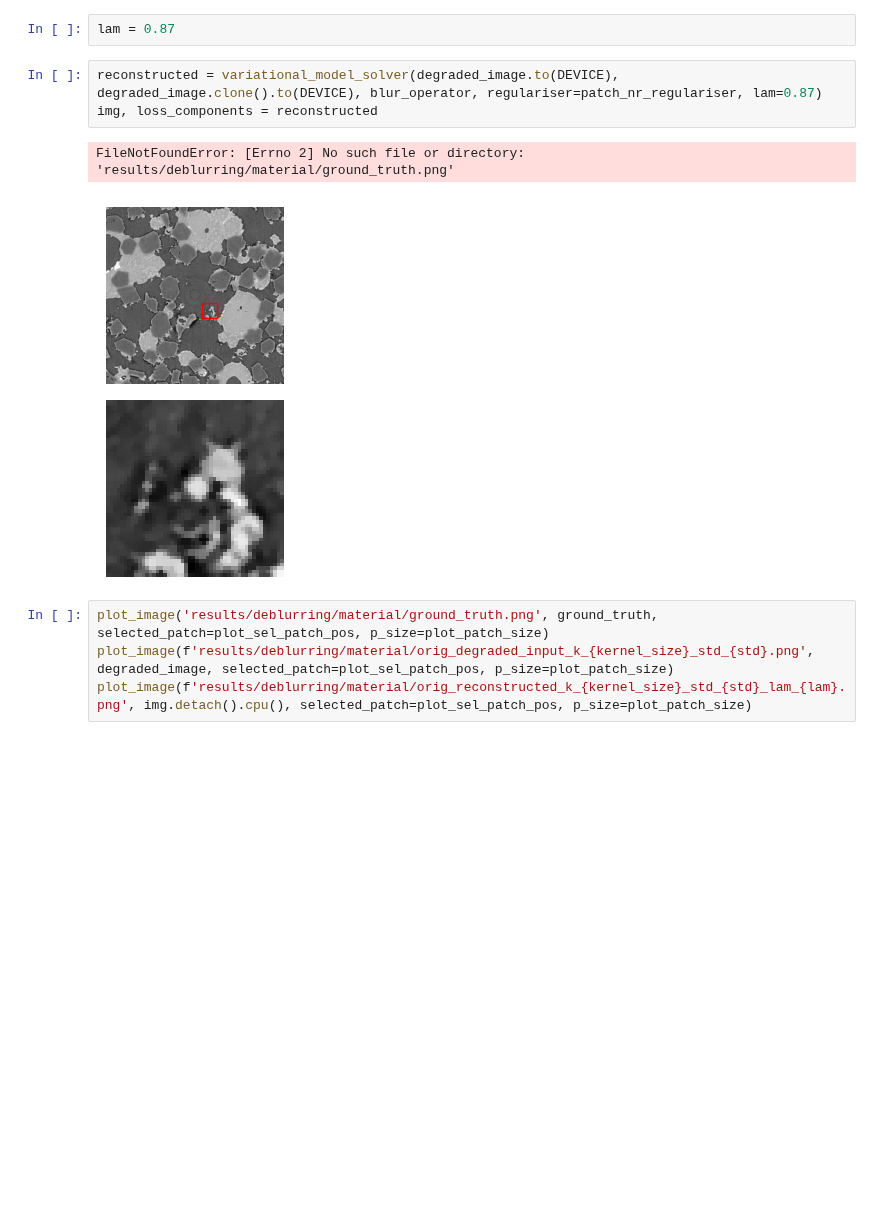
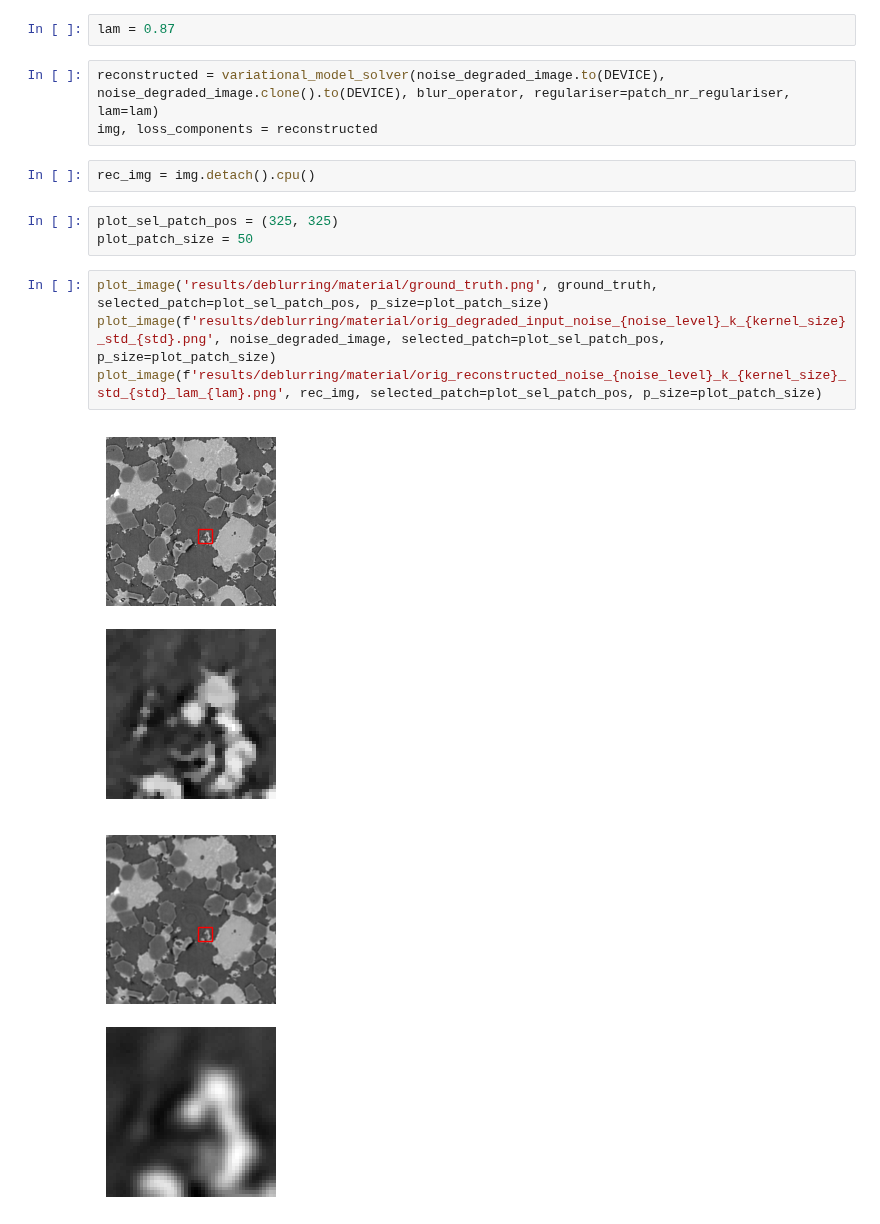
Before and after one commit to PaulBuechler-git/nf-for-inv-problems, a Jupyter notebook: deblurring.ipynb, the cells around one changed output. Cells and saved outputs as stored; diff of their text form; blank space fills up the shorter version.

```diff
--- a/deblurring.ipynb
+++ b/deblurring.ipynb
@@ -120,12 +57,17 @@ degraded_image = blur_operator(ground_truth)
 # %%
 lam = 0.87
 # %%
-reconstructed = variational_model_solver(degraded_image.to(DEVICE), degraded_image.clone().to(DEVICE), blur_operator, regulariser=patch_nr_regulariser, lam=0.87)
+reconstructed = variational_model_solver(noise_degraded_image.to(DEVICE), noise_degraded_image.clone().to(DEVICE), blur_operator, regulariser=patch_nr_regulariser, lam=lam)
 img, loss_components = reconstructed
-# %% [output]
-FileNotFoundError: [Errno 2] No such file or directory: 'results/deblurring/material/ground_truth.png'
-[figure, removed]
+# %%
+rec_img = img.detach().cpu()
+# %%
+plot_sel_patch_pos = (325, 325)
+plot_patch_size = 50
 # %%
 plot_image('results/deblurring/material/ground_truth.png', ground_truth, selected_patch=plot_sel_patch_pos, p_size=plot_patch_size)
-plot_image(f'results/deblurring/material/orig_degraded_input_k_{kernel_size}_std_{std}.png', degraded_image, selected_patch=plot_sel_patch_pos, p_size=plot_patch_size)
-plot_image(f'results/deblurring/material/orig_reconstructed_k_{kernel_size}_std_{std}_lam_{lam}.png', img.detach().cpu(), selected_patch=plot_sel_patch_pos, p_size=plot_patch_size)
+plot_image(f'results/deblurring/material/orig_degraded_input_noise_{noise_level}_k_{kernel_size}_std_{std}.png', noise_degraded_image, selected_patch=plot_sel_patch_pos, p_size=plot_patch_size)
+plot_image(f'results/deblurring/material/orig_reconstructed_noise_{noise_level}_k_{kernel_size}_std_{std}_lam_{lam}.png', rec_img, selected_patch=plot_sel_patch_pos, p_size=plot_patch_size)
+# %% [output]
+[figure, added]
+[figure, added]
```
Also changed, not shown: parts of 13 cells of this notebook, 9 other files.
